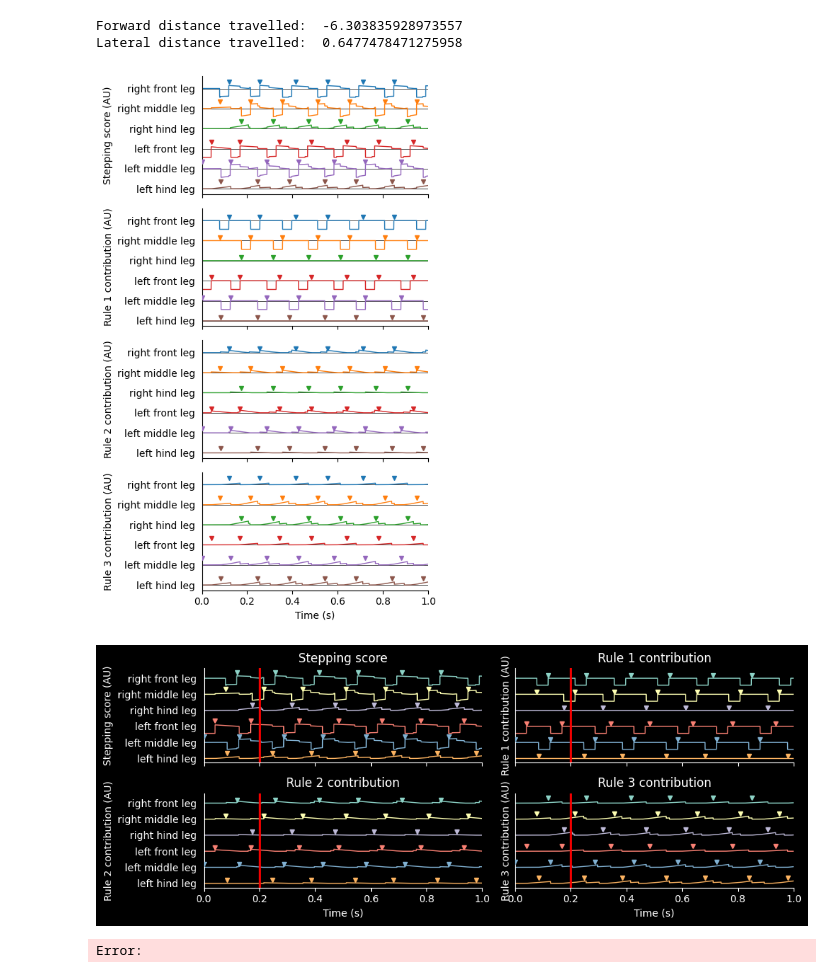
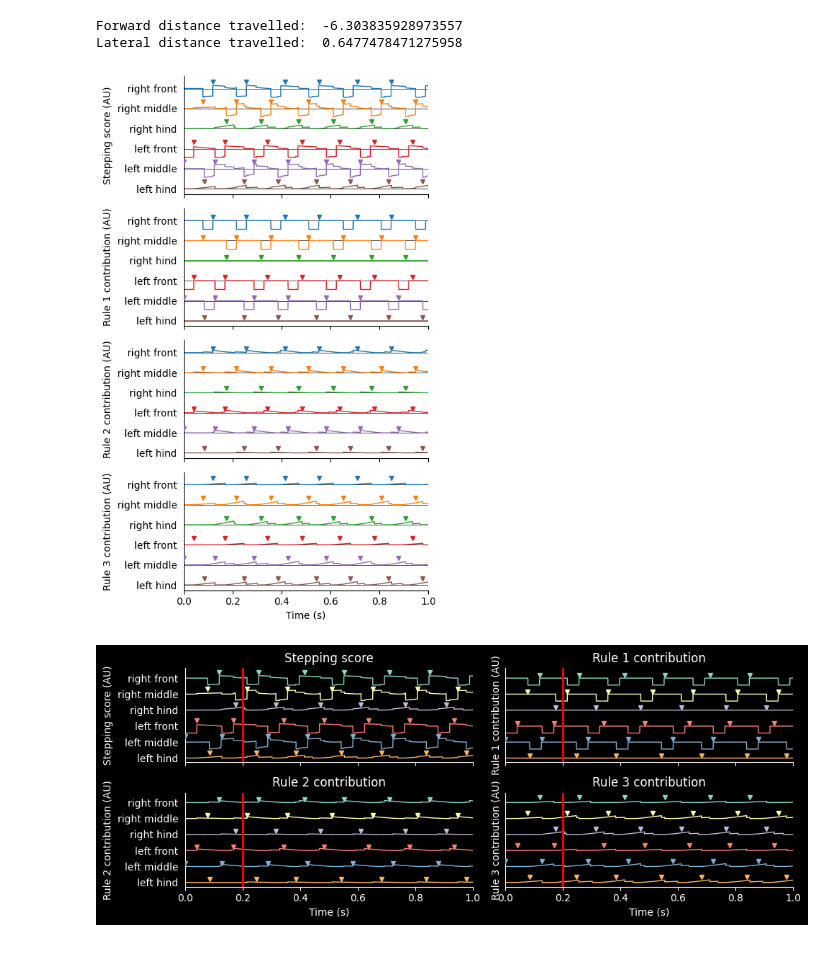
Before and after one commit to NeLy-EPFL/nmf2-paper, a Jupyter notebook: control_signal/decentralized_control.ipynb, the cells around one changed output. Cells and saved outputs as stored; diff of their text form; code cells hidden in the pictures.

Commit message:
update control signal videos and figures

```diff
--- a/control_signal/decentralized_control.ipynb
+++ b/control_signal/decentralized_control.ipynb
@@ -212,20 +212,20 @@ color_lookup = {
     "LH": "C5",
 }
 leg_basey_lookup = {
-    "right front leg": 0,
-    "right middle leg": -1,
-    "right hind leg": -2,
-    "left front leg": -3,
-    "left middle leg": -4,
-    "left hind leg": -5,
+    "right front": 0,
+    "right middle": -1,
+    "right hind": -2,
+    "left front": -3,
+    "left middle": -4,
+    "left hind": -5,
 }
 leg_name_lookup = {
-    "RF": "right front leg",
-    "LF": "left front leg",
-    "RM": "right middle leg",
-    "LM": "left middle leg",
-    "RH": "right hind leg",
-    "LH": "left hind leg",
+    "RF": "right front",
+    "LF": "left front",
+    "RM": "right middle",
+    "LM": "left middle",
+    "RH": "right hind",
+    "LH": "left hind",
 }
 
 def plot_frame(current_time=None, video_layout=False):
@@ -239,40 +239,40 @@ def plot_frame(current_time=None, video_layout=False):
             offset = leg_basey_lookup[leg_name_lookup[leg]] * 23000
             ax.plot(time, score_ts[j, :] + offset, label=leg, color=color_lookup[leg], linewidth=1)
             ax.axhline(offset, color="k", linestyle="-", linewidth=0.5, zorder=-1)
         ax.set_yticks(np.array(list(leg_basey_lookup.values())) * 23000)
         ax.set_yticklabels(list(leg_basey_lookup.keys()))
         ax.set_xlim(0, 1)
         ax.set_ylabel(f"{score_name} (AU)")
         if video_layout:
             ax.set_title(score_name)
         if i == 3 or (i == 2 and video_layout):
             ax.set_xlabel("Time (s)")
 
         for leg_index, step in all_initiated_legs:
             leg = legs[leg_index]
             step_time = time[step - n_stabilisation_steps]
             marker_heihgt = score_ts[j, :].max() + 4000
             offset = leg_basey_lookup[leg_name_lookup[leg]] * 23000
             ax.plot(step_time, offset + marker_heihgt, "v", color=color_lookup[leg], zorder=10, markersize=5)
         ax.tick_params(left=False)
 
         if current_time is not None:
             ax.axvline(current_time, color="red", linewidth=2, zorder=100)
 
     sns.despine()
     return fig
 
 plt.style.use("default")
 fig = plot_frame()
 fig.savefig("outputs/rule_based.pdf", transparent=True)
 # %% [output]
-[figure, old version]
+[figure, new version]
 # %%
 plt.style.use("dark_background")
 # %%
 fig = plot_frame(current_time=0.2, video_layout=True)
 # %% [output]
-[figure, old version]
+[figure, new version]
 # %%
 def matplotlib_figure_to_array(fig):
     """Adapted from https://stackoverflow.com/a/67823421/13560623"""
@@ -314,5 +314,3 @@ for i, frame in tqdm(enumerate(frames_to_render), total=len(frames_to_render)):
     merged_frame = merge_frame_and_time_series(i, frame)
     out.write(merged_frame[:, :, ::-1])  # RGB to BGR
 out.release()
-# %% [output]
-Error:
```
Also changed, not shown: 6 other files.
